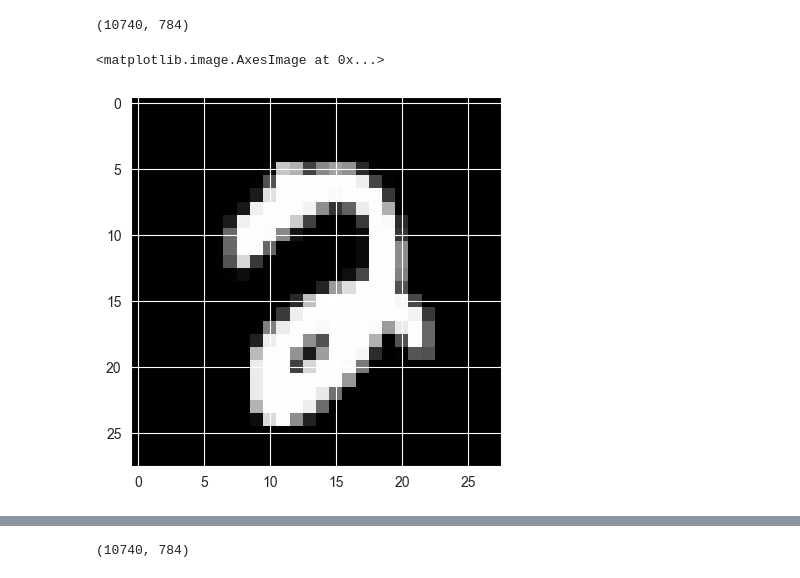
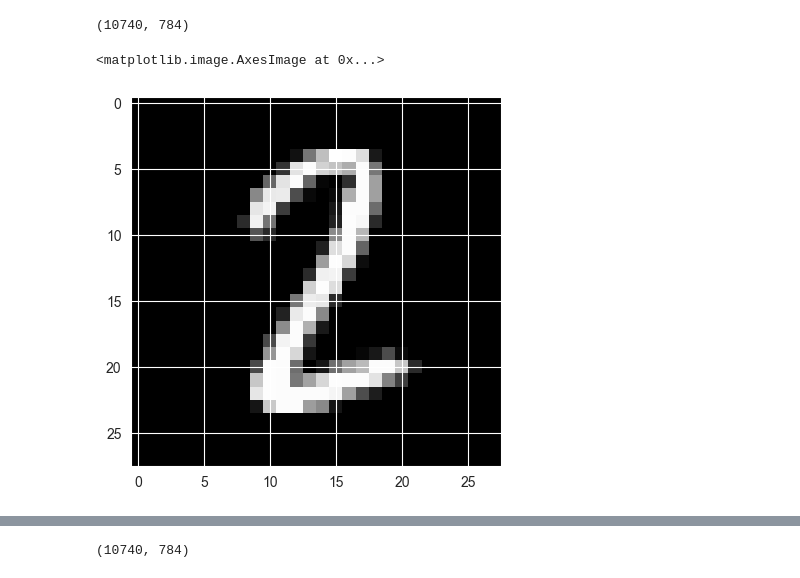
Before and after one commit to bhaba-ranjan/clustering, a Jupyter notebook: k-means.ipynb, the cells around one changed output, grey strips where cells are left out. Saved outputs shown, nothing was run; the diff lists cells and outputs as text; code cells hidden in the pictures.

```diff
--- a/k-means.ipynb
+++ b/k-means.ipynb
@@ -14,12 +14,11 @@ table.shape
 # %% [output]
 (10740, 784)
 # %%
-t= table/255.0
+table_scaled= table/255.0
 # %%
-a = t.values.reshape([-1,28,28,1])
-b = table.values.reshape([-1,28,28,1])
+scaled_data = table_scaled.values.reshape([-1,28,28,1])
 # %%
-plt.imshow(b[1],cmap='gray')
+plt.imshow(scaled_data[60],cmap='gray')
 # %% [output]
 <matplotlib.image.AxesImage at 0x...>
-[figure, old version]
+[figure, new version]
```
Also changed, not shown: parts of 26 cells of this notebook.
